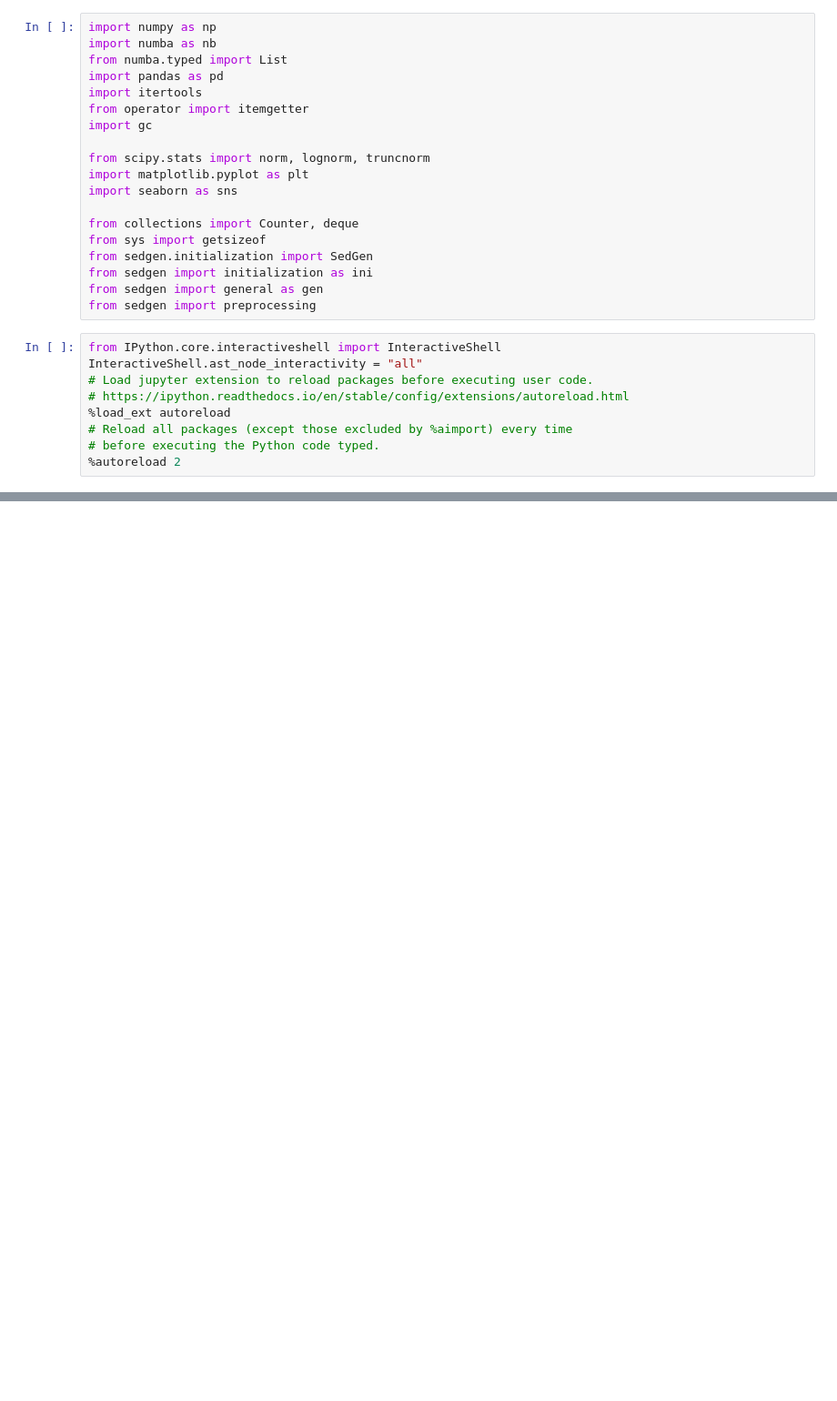
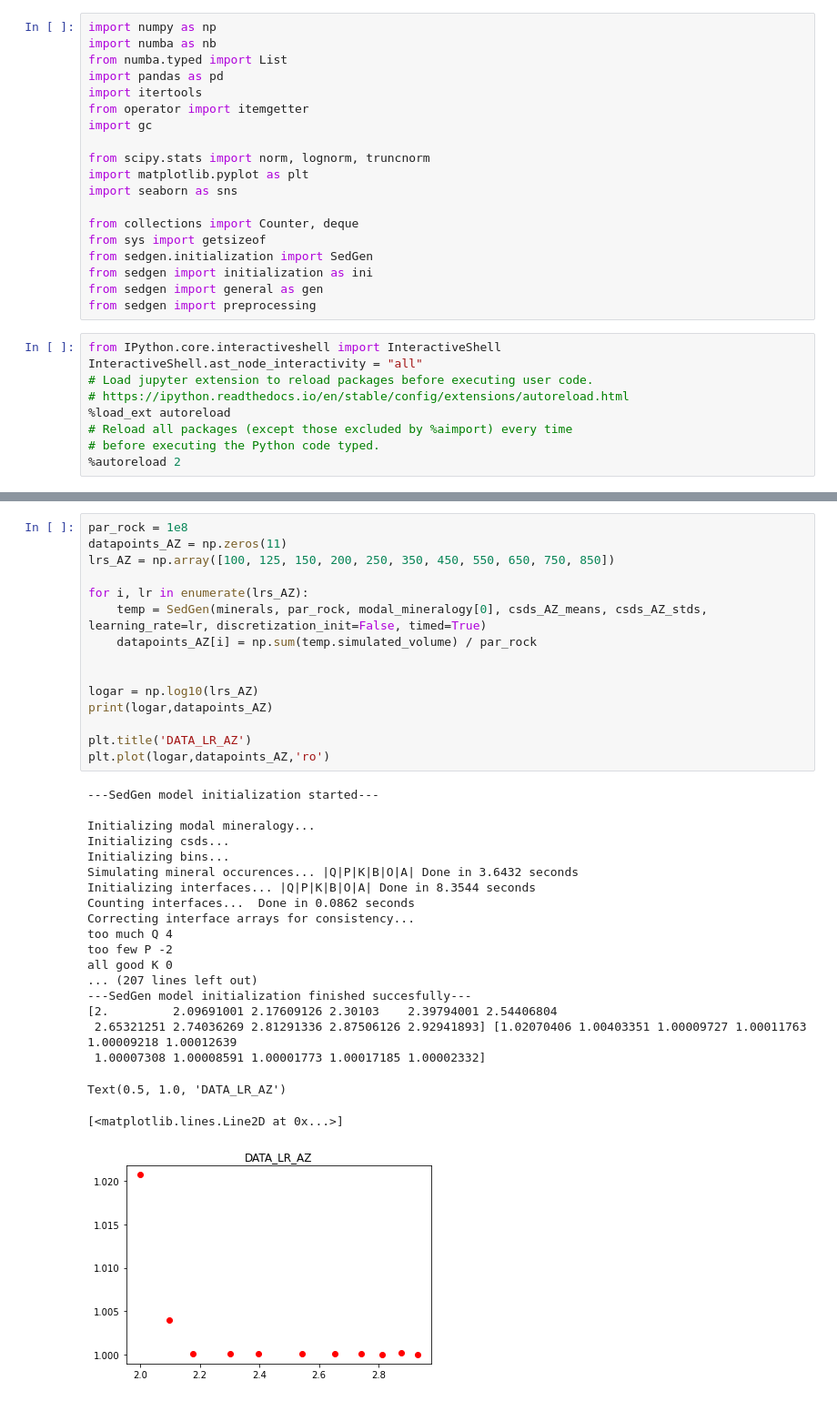
Before and after one commit to QuintenW98/SedgenmasterthesisQ, a Jupyter notebook: notebooks/testplotting.ipynb, the cells around one changed output, grey strips where cells are left out. Shown at 91% size. Cells and saved outputs as stored; diff of their text form; blank space fills up the shorter version.

Commit message:
plotting
it looks like grain size affects the optimal learning_rate however a difference in prv i.e. 1e9 or 1e8 does not affect the optimal learning rate

```diff
--- a/notebooks/testplotting.ipynb
+++ b/notebooks/testplotting.ipynb
@@ -341,0 +69,36 @@ too few K -4
+# %%
+par_rock = 1e8
+datapoints_AZ = np.zeros(11)
+lrs_AZ = np.array([100, 125, 150, 200, 250, 350, 450, 550, 650, 750, 850])
+
+for i, lr in enumerate(lrs_AZ):
+    temp = SedGen(minerals, par_rock, modal_mineralogy[0], csds_AZ_means, csds_AZ_stds, learning_rate=lr, discretization_init=False, timed=True)
+    datapoints_AZ[i] = np.sum(temp.simulated_volume) / par_rock
+
+
+logar = np.log10(lrs_AZ)
+print(logar,datapoints_AZ)
+
+plt.title('DATA_LR_AZ')
+plt.plot(logar,datapoints_AZ,'ro')
+# %% [output]
+---SedGen model initialization started---
+
+Initializing modal mineralogy...
+Initializing csds...
+Initializing bins...
+Simulating mineral occurences... |Q|P|K|B|O|A| Done in 3.6432 seconds
+Initializing interfaces... |Q|P|K|B|O|A| Done in 8.3544 seconds
+Counting interfaces...  Done in 0.0862 seconds
+Correcting interface arrays for consistency...
+too much Q 4
+too few P -2
+all good K 0
+... (207 lines left out)
+---SedGen model initialization finished succesfully---
+[2.         2.09691001 2.17609126 2.30103    2.39794001 2.54406804
+ 2.65321251 2.74036269 2.81291336 2.87506126 2.92941893] [1.02070406 1.00403351 1.00009727 1.00011763 1.00009218 1.00012639
+ 1.00007308 1.00008591 1.00001773 1.00017185 1.00002332]
+Text(0.5, 1.0, 'DATA_LR_AZ')
+[<matplotlib.lines.Line2D at 0x...>]
+[figure, added]
```
Also changed, not shown: parts of 13 cells of this notebook.
